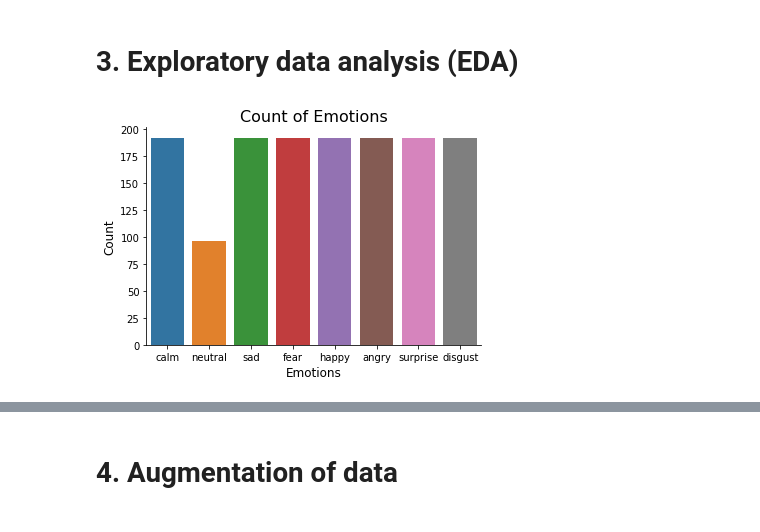
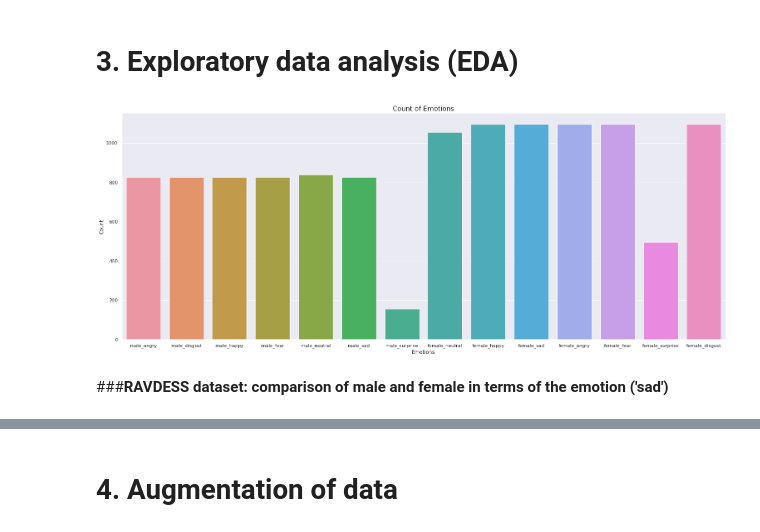
Before and after one commit to ZorroRapido/speech-emotion-recognition, a Jupyter notebook: notebook.ipynb, the cells around one changed output, grey strips where cells are left out. Saved outputs shown, nothing was run; the diff lists cells and outputs as text; code cells hidden in the pictures.

```diff
--- a/notebook.ipynb
+++ b/notebook.ipynb
@@ -83,0 +250,35 @@ We excluded 'neutral' from the dataset as it's quite similar to the calm express
+# %%
+savee_directory_list = os.listdir(path_savee)
+
+savee_emotion = []
+savee_path = []
+for dir in savee_directory_list:
+    # there are 4 actors in the dataset, we need to extract the audiofiles for each of them
+    actor = os.listdir(path_savee + dir)
+    for file in actor:
+        if file[0:1] == 'a':
+            savee_emotion.append('male_angry')
+        elif file[0:1] == 'd':
+            savee_emotion.append('male_disgust')
+        elif file[0:1] == 'f':
+            savee_emotion.append('male_fear')
+        elif file[0:1] == 'h':
+            savee_emotion.append('male_happy')
+        elif file[0:1] == 'n':
+            savee_emotion.append('male_neutral')
+        elif file[0:2] == 'sa':
+            savee_emotion.append('male_sad')
+        elif file[0:2] == 'su':
+            savee_emotion.append('male_surprise')
+        else:
+            savee_emotion.append('male_error')
+        savee_path.append(path_savee + dir + '/' + file)
+
+
+emotions = pd.DataFrame(savee_emotion, columns=['label'])
+paths = pd.DataFrame(savee_path, columns=['path'])
+
+savee_df = pd.concat([emotions, paths], axis=1)
+savee_df['source'] = 'SAVEE'
+print(savee_df.label.value_counts())
+savee_df
@@ -83,0 +309,5 @@ We excluded 'neutral' from the dataset as it's quite similar to the calm express
+# %%
+df = pd.concat([savee_df, ravdess_df, tess_df, cremad_df], axis=0)
+print(df.label.value_counts())
+df.to_csv("Data_path.csv",index=False)
+df.head()
@@ -85,13 +337,14 @@ We excluded 'neutral' from the dataset as it's quite similar to the calm express
 # **3. Exploratory data analysis (EDA)**
 # %%
 plt.title('Count of Emotions', size=16)
-sns.countplot(x=Ravdess_df.Emotions)
+sns.countplot(x=df.label)
+sns.set(rc={'figure.figsize':(26, 10)})
 plt.ylabel('Count', size=12)
 plt.xlabel('Emotions', size=12)
 sns.despine(top=True, right=True, left=False, bottom=False)
 plt.show();
 # %% [output]
-[figure, old version]
+[figure, new version]
 # %%
 def create_waveplot(data, sr, e):
     plt.figure(figsize=(10, 3))
@@ -108,3 +361,5 @@ def create_spectrogram(data, sr, e):
     librosa.display.specshow(Xdb, sr=sr, x_axis='time', y_axis='hz')
     #librosa.display.specshow(Xdb, sr=sr, x_axis='time', y_axis='log')
     plt.colorbar()
+# %% [markdown]
+###**RAVDESS dataset: comparison of male and female in terms of the emotion ('sad')**
```
Also changed, not shown: parts of 49 cells of this notebook.
